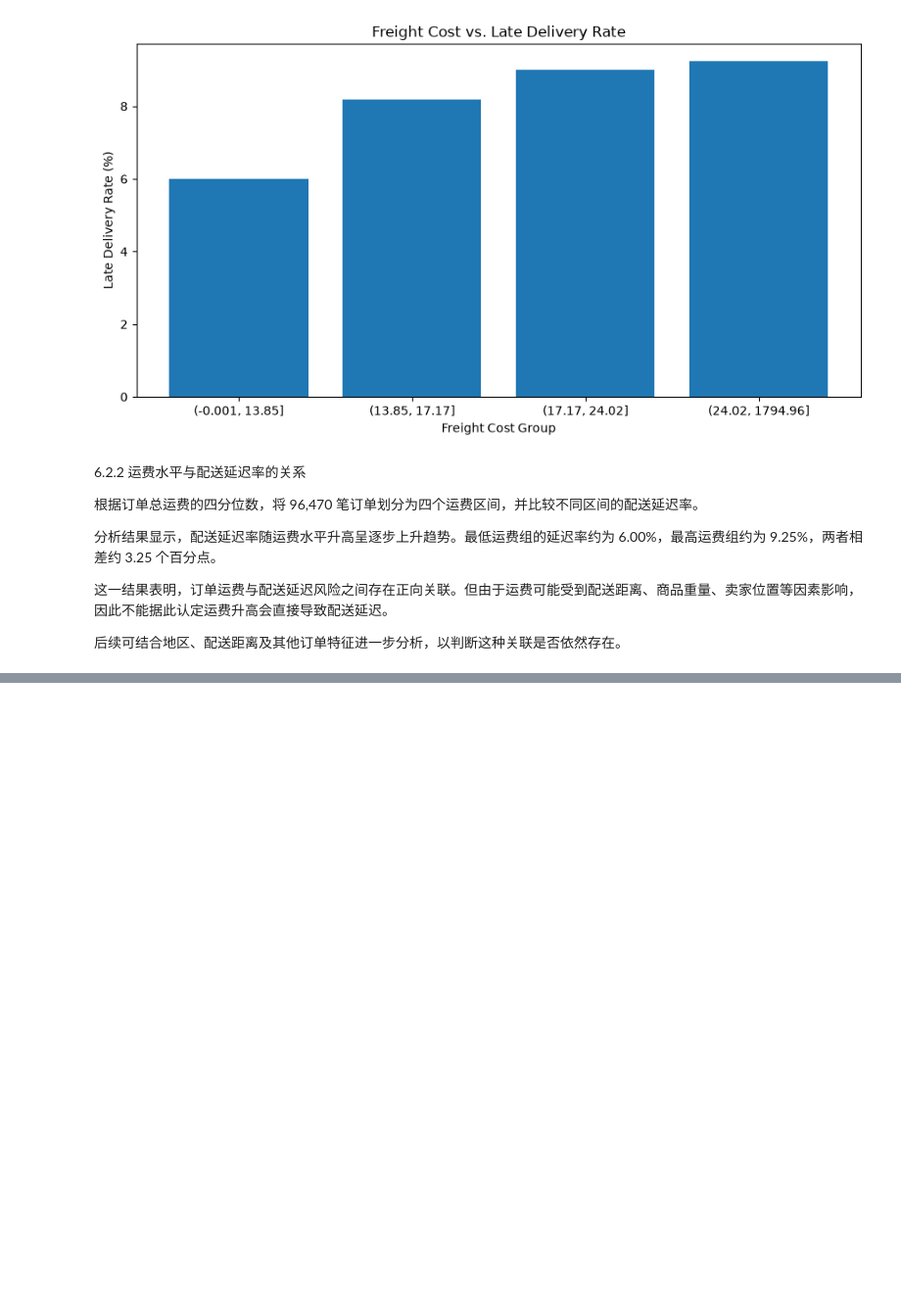
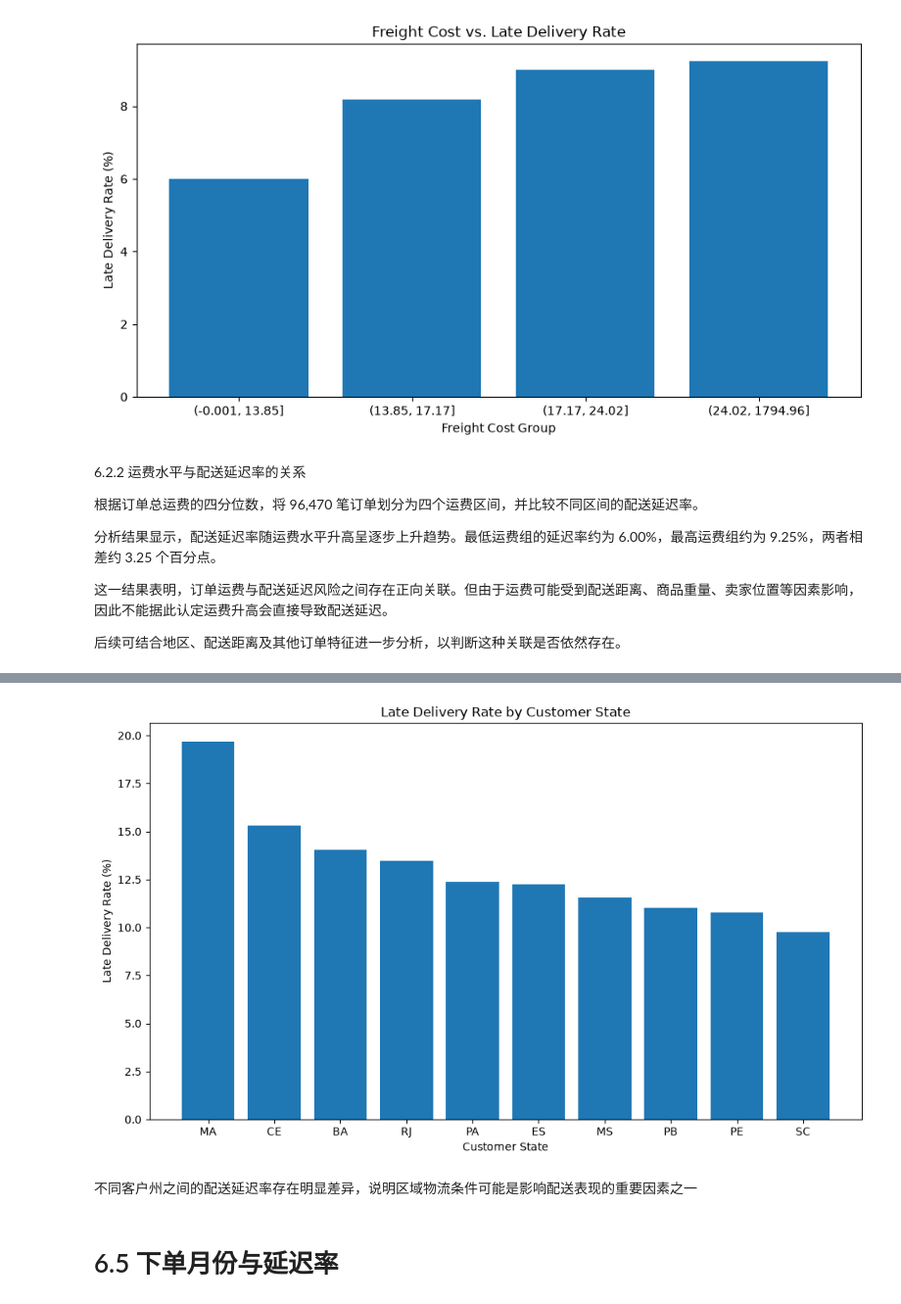
Before and after one commit to 1936196484leex-cloud/ecommerce-delivery-analysis, a Jupyter notebook: notebooks/01_data_explpration.ipynb, the cells around one changed output, grey strips where cells are left out. Shown at 98% size. Cells and saved outputs as stored; diff of their text form; code cells hidden in the pictures; blank space fills up the shorter version.

```diff
--- a/notebooks/01_data_explpration.ipynb
+++ b/notebooks/01_data_explpration.ipynb
@@ -925,0 +1307,24 @@ plt.show()
+# %%
+state_summary =(
+    state_analysis
+    .dropna(subset=['customer_state'])
+    .groupby('customer_state',observed= True)
+    .agg(
+        total_orders =('order_id','nunique'),
+        late_rate = ('is_late','mean')
+    )
+    .reset_index()
+)
+
+state_summary['late_rate_pct'] = (
+    state_summary['late_rate'] * 100
+)
+# %%
+state_summary_filtered = state_summary[
+    state_summary['total_orders'] >= 500
+].sort_values(
+    'late_rate_pct',
+    ascending= False
+)
+
+state_summary_filtered
@@ -925,0 +1350,23 @@ plt.show()
+# %%
+import matplotlib.pyplot as plt
+top_state = state_summary_filtered.head(10)
+
+plt.figure(figsize=(10,6))
+
+plt.bar(
+    top_state['customer_state'],
+    top_state['late_rate_pct']
+)
+
+plt.xlabel('Customer State')
+plt.ylabel('Late Delivery Rate (%)')
+plt.title('Late Delivery Rate by Customer State')
+
+plt.tight_layout()
+plt.show()
+# %% [output]
+[figure, added]
+# %% [markdown]
+不同客户州之间的配送延迟率存在明显差异，说明区域物流条件可能是影响配送表现的重要因素之一
+# %% [markdown]
+# 6.5 下单月份与延迟率
```
Also changed, not shown: parts of 36 cells of this notebook.
